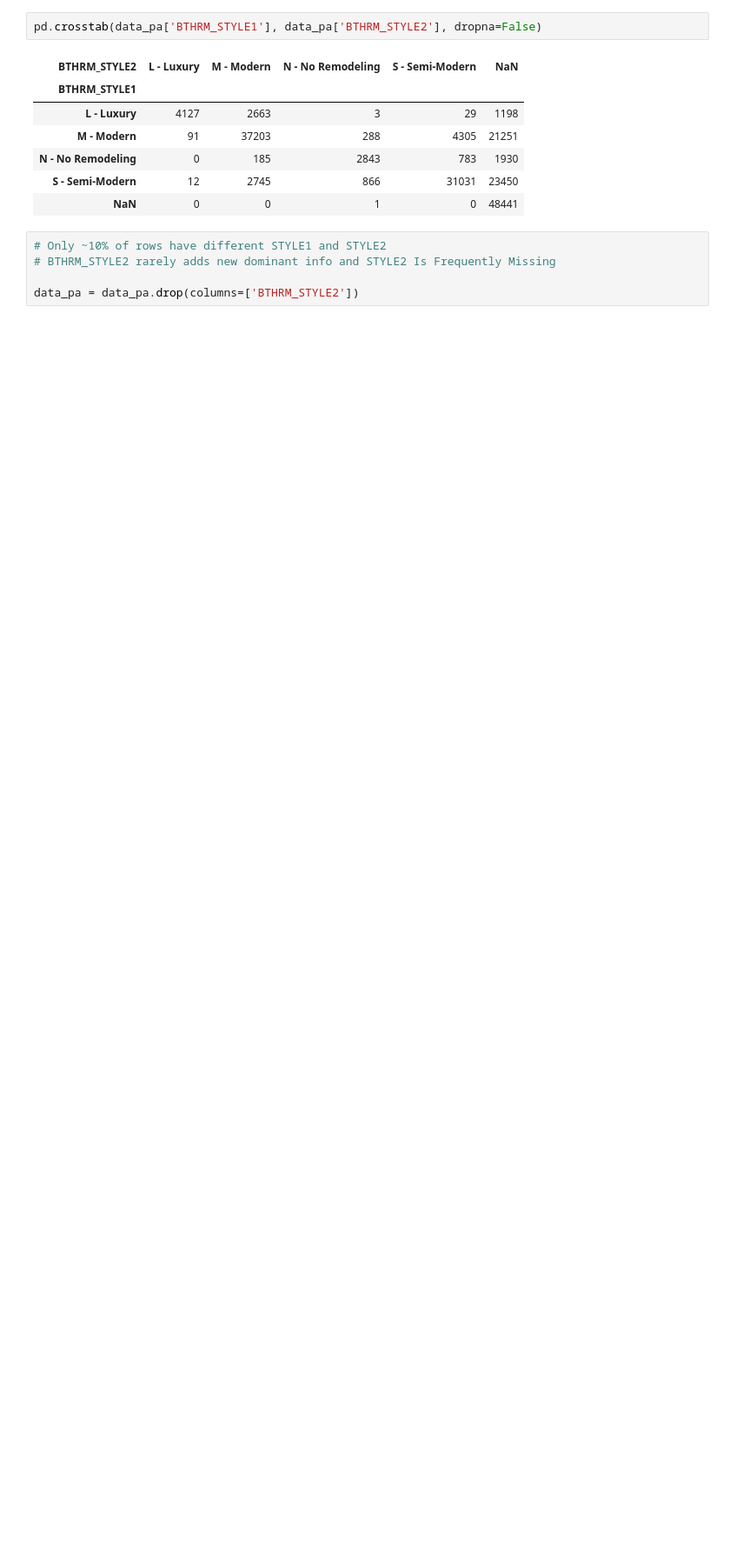
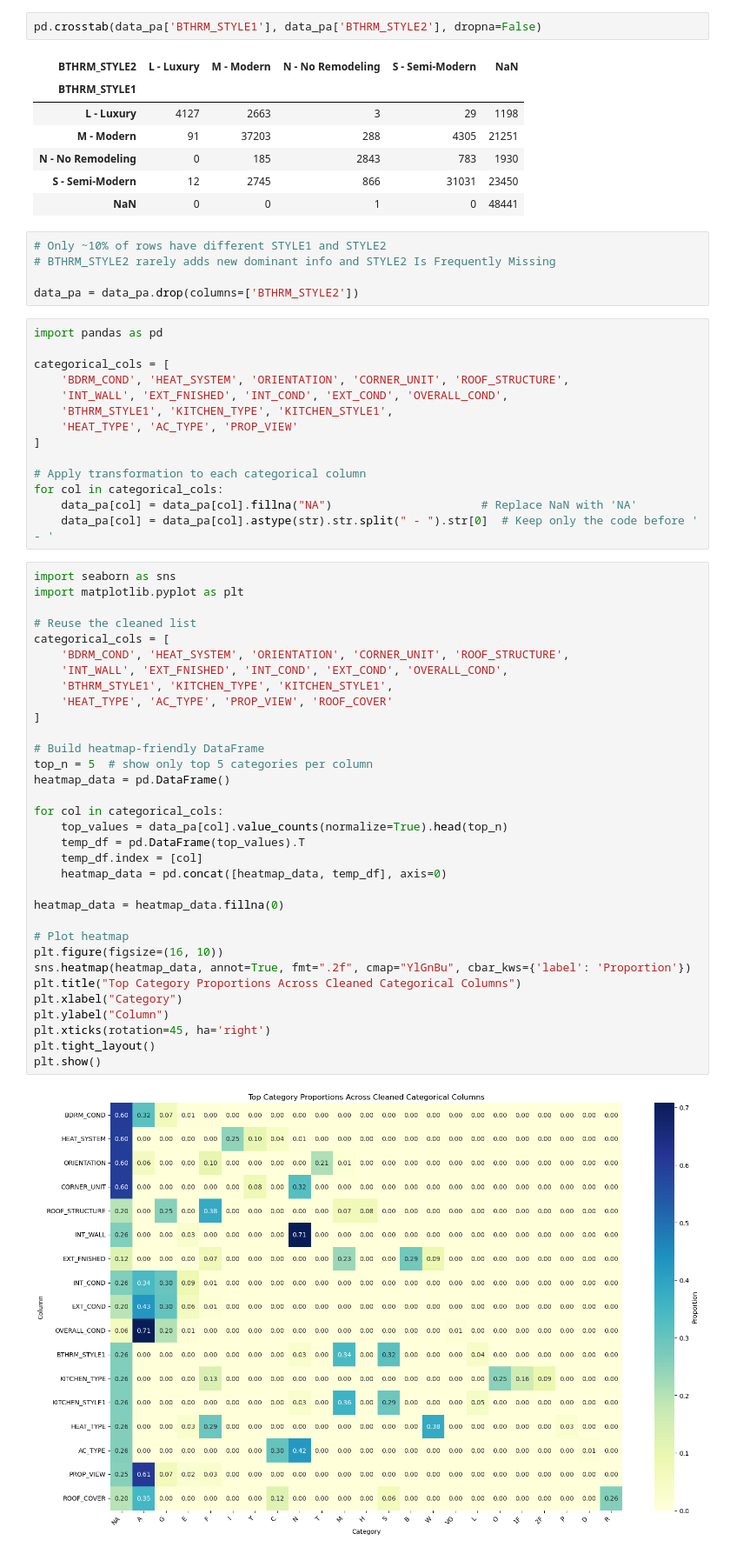
Before and after one commit to suranabhavya/Data-Science-Project, a Jupyter notebook: Property_ass.ipynb, the cells around one changed output. Shown at 87% size. Saved outputs shown, nothing was run; the diff lists cells and outputs as text; blank space fills up the shorter version.

Commit message:
More clean

```diff
--- a/Property_ass.ipynb
+++ b/Property_ass.ipynb
@@ -353,3 +353,52 @@ pd.crosstab(data_pa['BTHRM_STYLE1'], data_pa['BTHRM_STYLE2'], dropna=False)
 # BTHRM_STYLE2 rarely adds new dominant info and STYLE2 Is Frequently Missing
 
 data_pa = data_pa.drop(columns=['BTHRM_STYLE2'])
+# %%
+import pandas as pd
+
+categorical_cols = [
+    'BDRM_COND', 'HEAT_SYSTEM', 'ORIENTATION', 'CORNER_UNIT', 'ROOF_STRUCTURE',
+    'INT_WALL', 'EXT_FNISHED', 'INT_COND', 'EXT_COND', 'OVERALL_COND',
+    'BTHRM_STYLE1', 'KITCHEN_TYPE', 'KITCHEN_STYLE1',
+    'HEAT_TYPE', 'AC_TYPE', 'PROP_VIEW'
+]
+
+# Apply transformation to each categorical column
+for col in categorical_cols:
+    data_pa[col] = data_pa[col].fillna("NA")                      # Replace NaN with 'NA'
+    data_pa[col] = data_pa[col].astype(str).str.split(" - ").str[0]  # Keep only the code before ' - '
+# %%
+import seaborn as sns
+import matplotlib.pyplot as plt
+
+# Reuse the cleaned list
+categorical_cols = [
+    'BDRM_COND', 'HEAT_SYSTEM', 'ORIENTATION', 'CORNER_UNIT', 'ROOF_STRUCTURE',
+    'INT_WALL', 'EXT_FNISHED', 'INT_COND', 'EXT_COND', 'OVERALL_COND',
+    'BTHRM_STYLE1', 'KITCHEN_TYPE', 'KITCHEN_STYLE1',
+    'HEAT_TYPE', 'AC_TYPE', 'PROP_VIEW', 'ROOF_COVER'
+]
+
+# Build heatmap-friendly DataFrame
+top_n = 5  # show only top 5 categories per column
+heatmap_data = pd.DataFrame()
+
+for col in categorical_cols:
+    top_values = data_pa[col].value_counts(normalize=True).head(top_n)
+    temp_df = pd.DataFrame(top_values).T
+    temp_df.index = [col]
+    heatmap_data = pd.concat([heatmap_data, temp_df], axis=0)
+
+heatmap_data = heatmap_data.fillna(0)
+
+# Plot heatmap
+plt.figure(figsize=(16, 10))
+sns.heatmap(heatmap_data, annot=True, fmt=".2f", cmap="YlGnBu", cbar_kws={'label': 'Proportion'})
+plt.title("Top Category Proportions Across Cleaned Categorical Columns")
+plt.xlabel("Category")
+plt.ylabel("Column")
+plt.xticks(rotation=45, ha='right')
+plt.tight_layout()
+plt.show()
+# %% [output]
+[figure, added]
```
Also changed, not shown: parts of 9 cells of this notebook.
